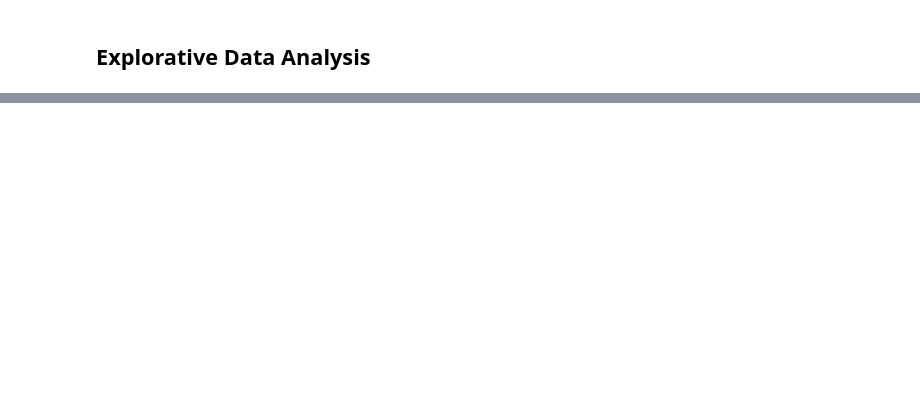
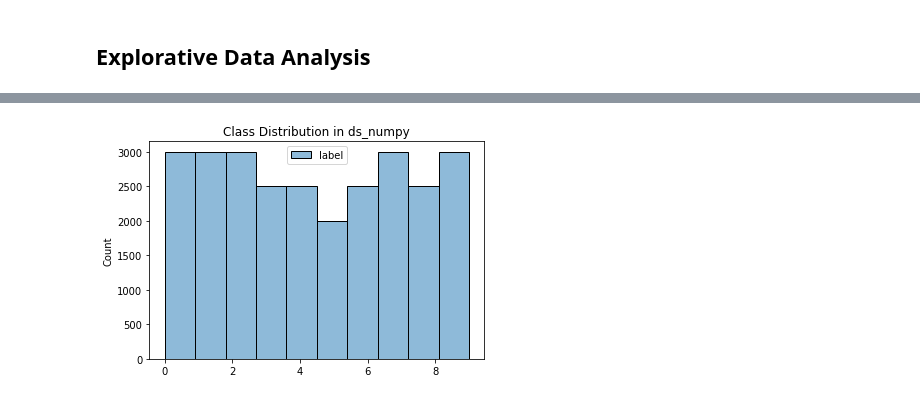
Before and after one commit to lucashoeft/Intelligent-Data-Analysis-2-Project, a Jupyter notebook: Intelligent-Data-Analysis-2-Project.ipynb, the cells around one changed output, grey strips where cells are left out. Cells and saved outputs as stored; diff of their text form; code cells hidden in the pictures; blank space fills up the shorter version.

```diff
--- a/Intelligent-Data-Analysis-2-Project.ipynb
+++ b/Intelligent-Data-Analysis-2-Project.ipynb
@@ -101,0 +60,6 @@ wines_quality.describe()
+# %%
+ds, info = tfds.load('eurosat', split='all', shuffle_files=True, data_dir='./data/eurosat', with_info=True)
+assert isinstance(ds, tf.data.Dataset)
+print(ds)
+
+ds_numpy = tfds.as_numpy(ds)
@@ -101,0 +106,5 @@ wines_quality.describe()
+# %%
+class_distribution = sns.histplot(ds_numpy, bins=10).set_title("Class Distribution in ds_numpy")
+class_distribution.figure.savefig('report/figures/class_distribution.png', dpi=300, transparent=False, facecolor='white')
+# %% [output]
+[figure, added]
```
Also changed, not shown: parts of 34 cells of this notebook, 3 other files.
